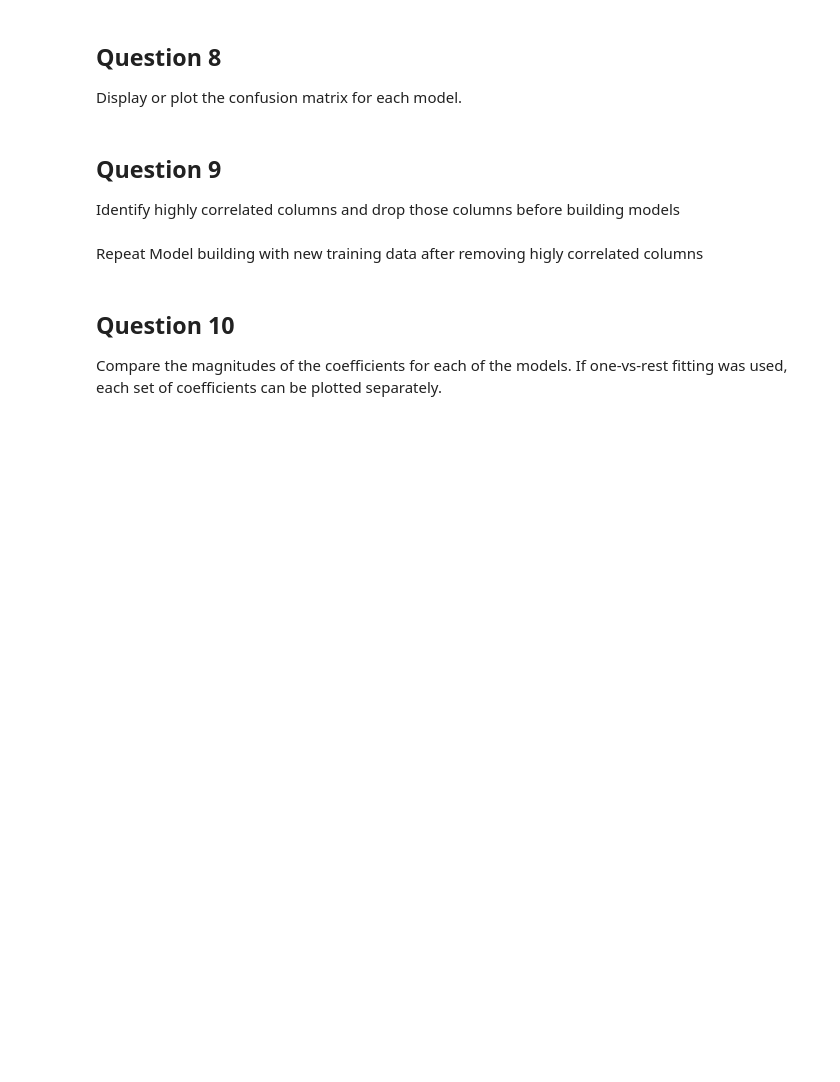
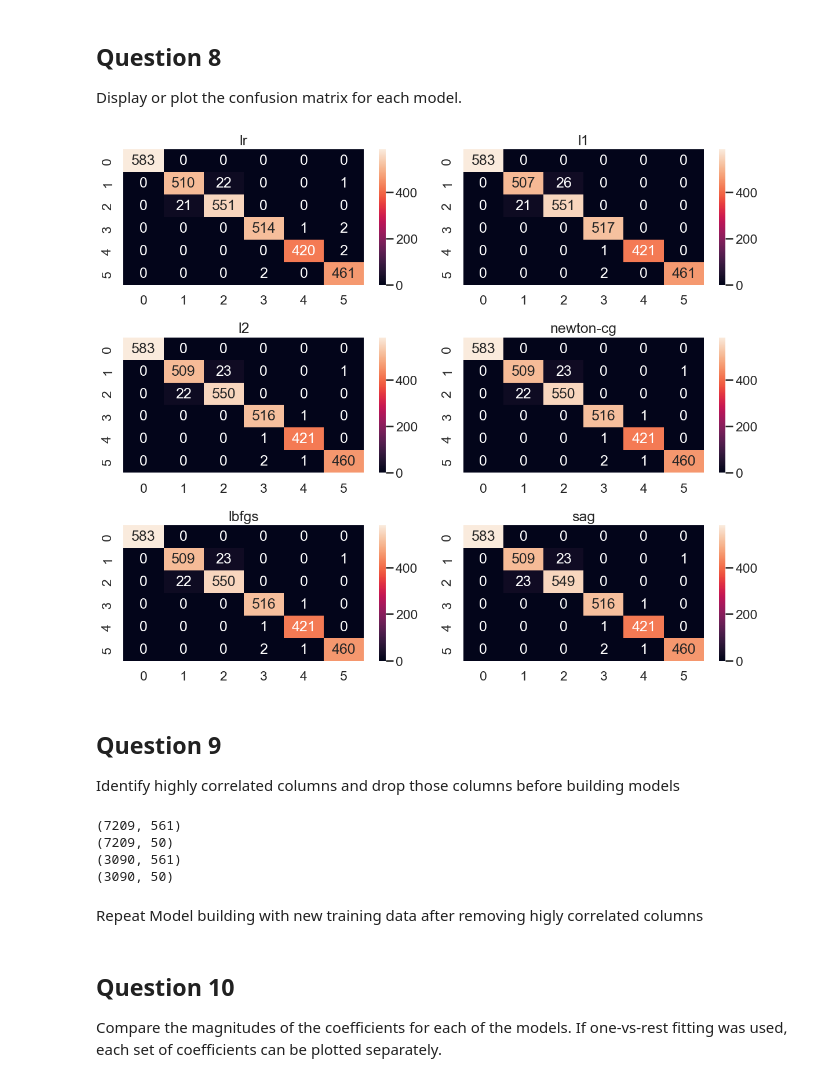
Before and after one commit to pedrosantos1403/CI-Algorithms, a Jupyter notebook: Regularization Bias Variance Error Metric/Regressao_Logistica_V2_ava.ipynb, the cells around one changed output. Drawn from its saved outputs; the diff is of its cells as text; code cells hidden in the pictures; blank space fills up the shorter version.

```diff
--- a/Regularization Bias Variance Error Metric/Regressao_Logistica_V2_ava.ipynb
+++ b/Regularization Bias Variance Error Metric/Regressao_Logistica_V2_ava.ipynb
@@ -235,8 +235,8 @@ sag = LogisticRegressionCV(Cs=10, cv=4, penalty='l2', max_iter=10000, solver='sa
 # %%
 # saga
 # 4 folds
-# penalty l1
-saga = LogisticRegressionCV(Cs=10, cv=4, penalty='l1', max_iter=10000, solver='saga').fit(X_train, y_train)
+# penalty l2
+saga = LogisticRegressionCV(Cs=10, cv=4, penalty='l2', max_iter=10000, solver='saga').fit(X_train, y_train)
 # %%
 # L2 regularized logistic regression
 lr_l2 = LogisticRegressionCV(Cs=10, cv=4, penalty='l2', max_iter=10000).fit(X_train, y_train)
@@ -260,8 +260,8 @@ coeff_models = [lr, lr_l1, lr_l2, newton, lbfgs, sag, saga]
 
 for lab,mod in zip(coeff_labels, coeff_models):
     coeffs = mod.coef_
-    coeff_label = pd.MultiIndex(levels=[[lab], [0,1,2,3,4,5,6]],
-                                 codes=[[0,0,0,0,0,0,0], [0,1,2,3,4,5,6]])
+    coeff_label = pd.MultiIndex(levels=[[lab], [0,1,2,3,4,5]],
+                                 codes=[[0,0,0,0,0,0], [0,1,2,3,4,5]])
     coefficients.append(pd.DataFrame(coeffs.T, columns=coeff_label))
 
 coefficients = pd.concat(coefficients, axis=1)
@@ -341,8 +371,8 @@ for lab in coeff_labels:
     accuracy = accuracy_score(y_test, y_pred[lab])
 
     # ROC-AUC scores can be calculated by binarizing the data
-    auc = roc_auc_score(label_binarize(y_test, classes=[0,1,2,3,4,5,6]),
-              label_binarize(y_pred[lab], classes=[0,1,2,3,4,5,6]),
+    auc = roc_auc_score(label_binarize(y_test, classes=[0,1,2,3,4,5]),
+              label_binarize(y_pred[lab], classes=[0,1,2,3,4,5]),
               average='weighted')
 
     # Last, the confusion matrix
@@ -362,18 +399,19 @@ metrics
 
 Display or plot the confusion matrix for each model.
 # %%
-
 fig, axList = plt.subplots(nrows=3, ncols=2)
 axList = axList.flatten()
 fig.set_size_inches(12, 10)
 
 #axList[-1].axis('off')
 
-for ax,lab in zip(axList[:-1], coeff_labels):
+for ax,lab in zip(axList, coeff_labels):
     sns.heatmap(cm[lab], ax=ax, annot=True, fmt='d');
     ax.set(title=lab);
 
 plt.tight_layout()
+# %% [output]
+[figure, added]
 # %% [markdown]
 ## Question 9
  Identify highly correlated columns and drop those columns before building models
@@ -410,6 +448,12 @@ print(X_train.shape)
 print(X_train_new.shape)
 
 print(X_test.shape)
+print(X_test_new.shape)
+# %% [output]
+(7209, 561)
+(7209, 50)
+(3090, 561)
+(3090, 50)
 # %% [markdown]
  Repeat Model building with new training data after removing higly correlated columns
 # %%
```
Also changed, not shown: parts of 21 cells of this notebook, 1 other file.
